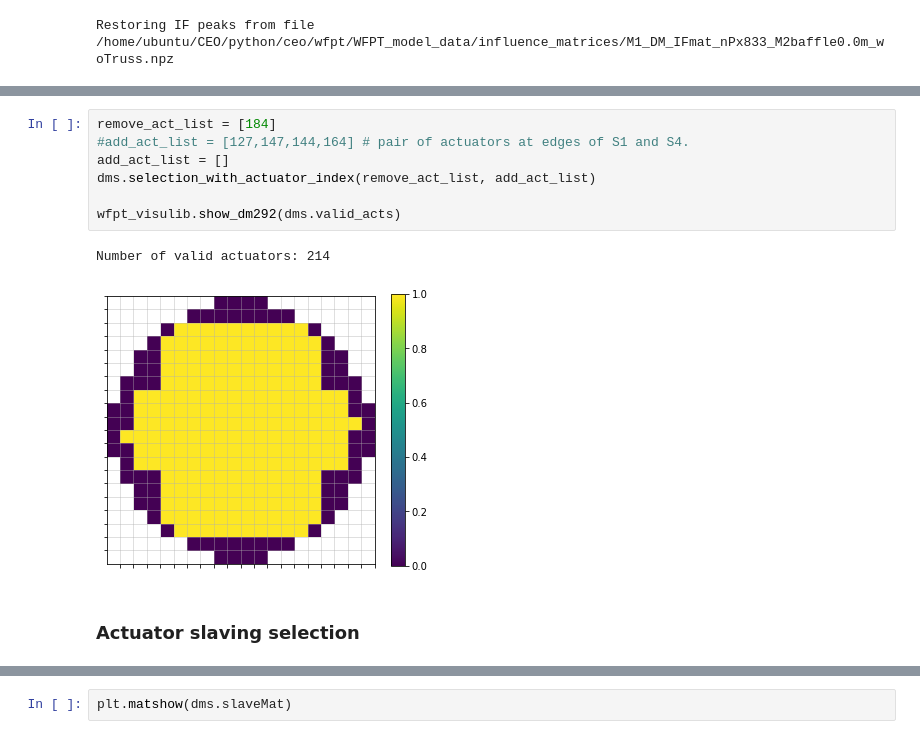
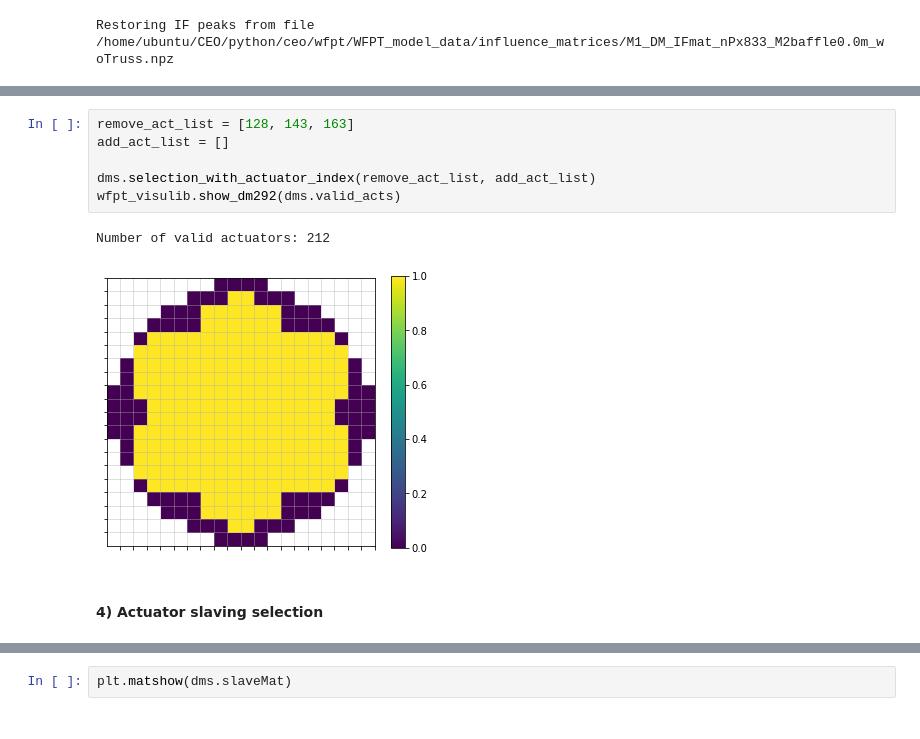
Before and after one commit to fquiros/CEO, a Jupyter notebook: python/ceo/wfpt/WFPT_DM_validacts_selection.ipynb, the cells around one changed output, grey strips where cells are left out. Saved outputs shown, nothing was run; the diff lists cells and outputs as text.

Commit message:
WFPT_SIMUL: Rotation of 90 deg applied to DM grid to match 2024 lab ordering

```diff
--- a/python/ceo/wfpt/WFPT_DM_validacts_selection.ipynb
+++ b/python/ceo/wfpt/WFPT_DM_validacts_selection.ipynb
@@ -61,12 +74,11 @@ With a threshold of 0.380 you get 215 valid actuators.
-# %%
-remove_act_list = [184]
-#add_act_list = [127,147,144,164] # pair of actuators at edges of S1 and S4.
-add_act_list = []
-dms.selection_with_actuator_index(remove_act_list, add_act_list)
-
-wfpt_visulib.show_dm292(dms.valid_acts)
-# %% [output]
-Number of valid actuators: 214
-[figure, removed]
+# %%
+remove_act_list = [128, 143, 163]
+add_act_list = []
+
+dms.selection_with_actuator_index(remove_act_list, add_act_list)
+wfpt_visulib.show_dm292(dms.valid_acts)
+# %% [output]
+Number of valid actuators: 212
+[figure, added]
 # %% [markdown]
-### Actuator slaving selection
+#### 4) Actuator slaving selection
```
Also changed, not shown: parts of 14 cells of this notebook, 1 other file.
